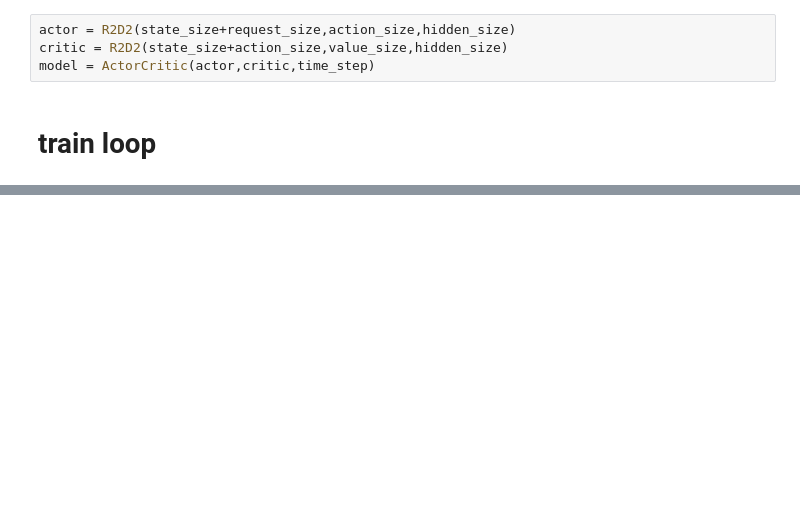
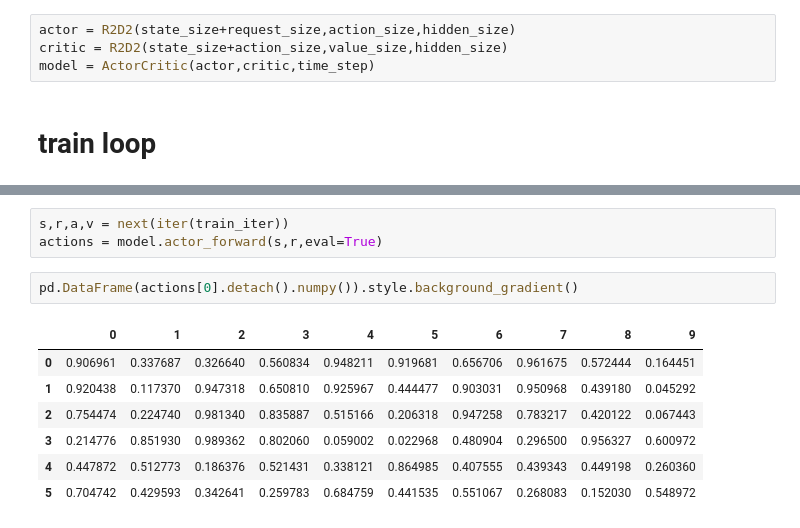
Before and after one commit to skywalker0803r/deep-learning-ian-goodfellow, a Jupyter notebook: offline DDPG general form.ipynb, the cells around one changed output, grey strips where cells are left out. Drawn from its saved outputs; the diff is of its cells as text; blank space fills up the shorter version.

```diff
--- a/offline DDPG general form.ipynb
+++ b/offline DDPG general form.ipynb
@@ -181,0 +214,13 @@ plt.plot(train_history['actor'])
+# %%
+s,r,a,v = next(iter(train_iter))
+actions = model.actor_forward(s,r,eval=True)
+# %%
+pd.DataFrame(actions[0].detach().numpy()).style.background_gradient()
+# %% [output]
+|  | 0 | 1 | 2 | 3 | 4 | 5 | 6 | 7 | 8 | 9 |
+| 0 | 0.906961 | 0.337687 | 0.326640 | 0.560834 | 0.948211 | 0.919681 | 0.656706 | 0.961675 | 0.572444 | 0.164451 |
+| 1 | 0.920438 | 0.117370 | 0.947318 | 0.650810 | 0.925967 | 0.444477 | 0.903031 | 0.950968 | 0.439180 | 0.045292 |
+| 2 | 0.754474 | 0.224740 | 0.981340 | 0.835887 | 0.515166 | 0.206318 | 0.947258 | 0.783217 | 0.420122 | 0.067443 |
+| 3 | 0.214776 | 0.851930 | 0.989362 | 0.802060 | 0.059002 | 0.022968 | 0.480904 | 0.296500 | 0.956327 | 0.600972 |
+| 4 | 0.447872 | 0.512773 | 0.186376 | 0.521431 | 0.338121 | 0.864985 | 0.407555 | 0.439343 | 0.449198 | 0.260360 |
+| 5 | 0.704742 | 0.429593 | 0.342641 | 0.259783 | 0.684759 | 0.441535 | 0.551067 | 0.268083 | 0.152030 | 0.548972 |
```
Also changed, not shown: parts of 16 cells of this notebook.
